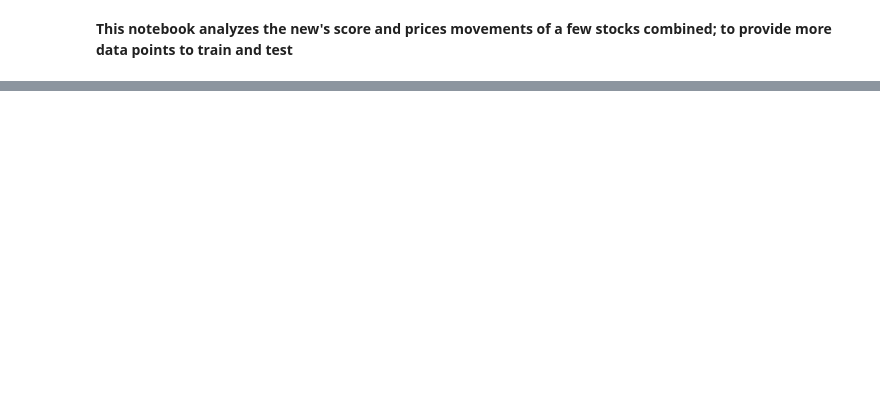
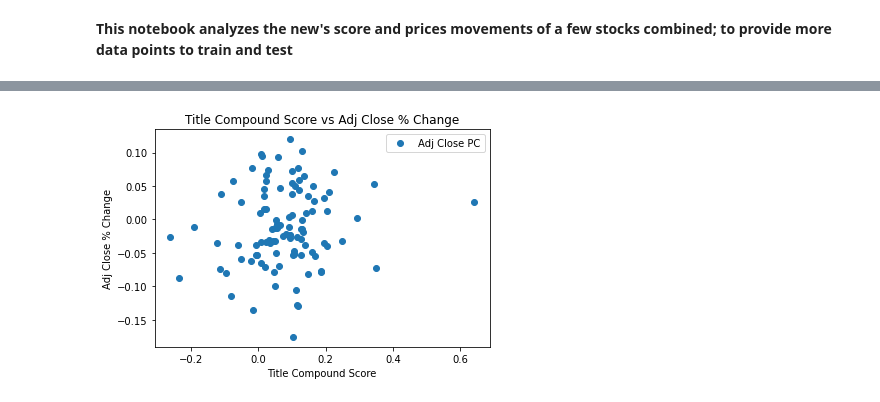
Before and after one commit to SusanQu/SentimentAnalysis, a Jupyter notebook: Sentiment Analysis with Vader 3.ipynb, the cells around one changed output, grey strips where cells are left out. Cells and saved outputs as stored; diff of their text form; code cells hidden in the pictures; blank space fills up the shorter version.

```diff
--- a/Sentiment Analysis with Vader 3.ipynb
+++ b/Sentiment Analysis with Vader 3.ipynb
@@ -26,0 +59,16 @@ pandas.util.testing is deprecated. Use the functions in the public API at pandas
+# %%
+#adding weekday to df
+price_score_df['publishedAt'] = pd.to_datetime(price_score_df['publishedAt'])
+price_score_df['day_of_week'] = price_score_df['publishedAt'].dt.day_name()
+
+#remove weekend values and NaN values
+ps_weekday_only_df = pd.DataFrame(price_score_df.dropna())
+# %%
+#plot scatter plot using Title Compound Score and Adj Close % Change
+ps_weekday_only_df.plot(x='t_compound', y='Adj Close PC', style='o')
+plt.title('Title Compound Score vs Adj Close % Change')
+plt.xlabel('Title Compound Score')
+plt.ylabel('Adj Close % Change')
+plt.show()
+# %% [output]
+[figure, added]
```
Also changed, not shown: parts of 7 cells of this notebook.
